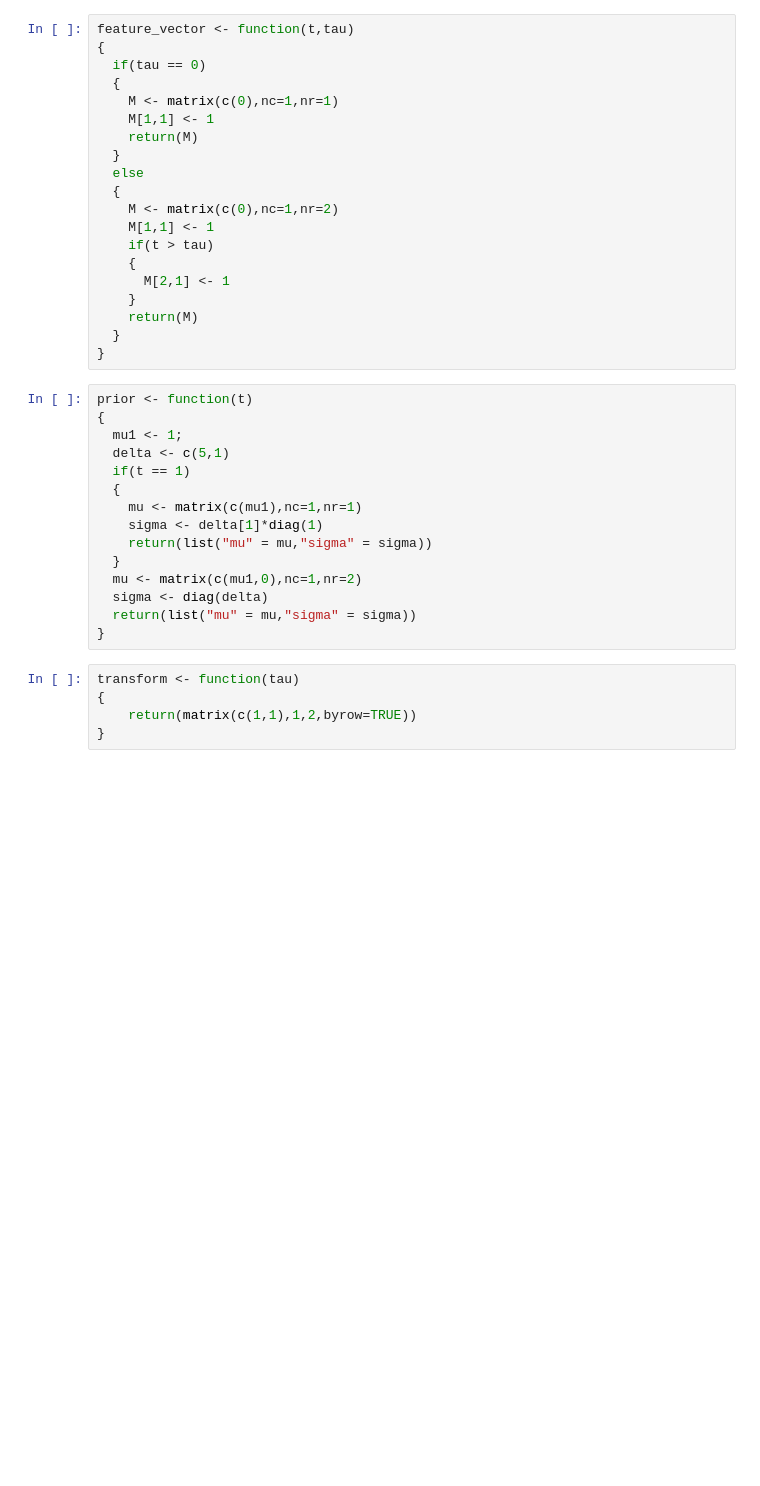
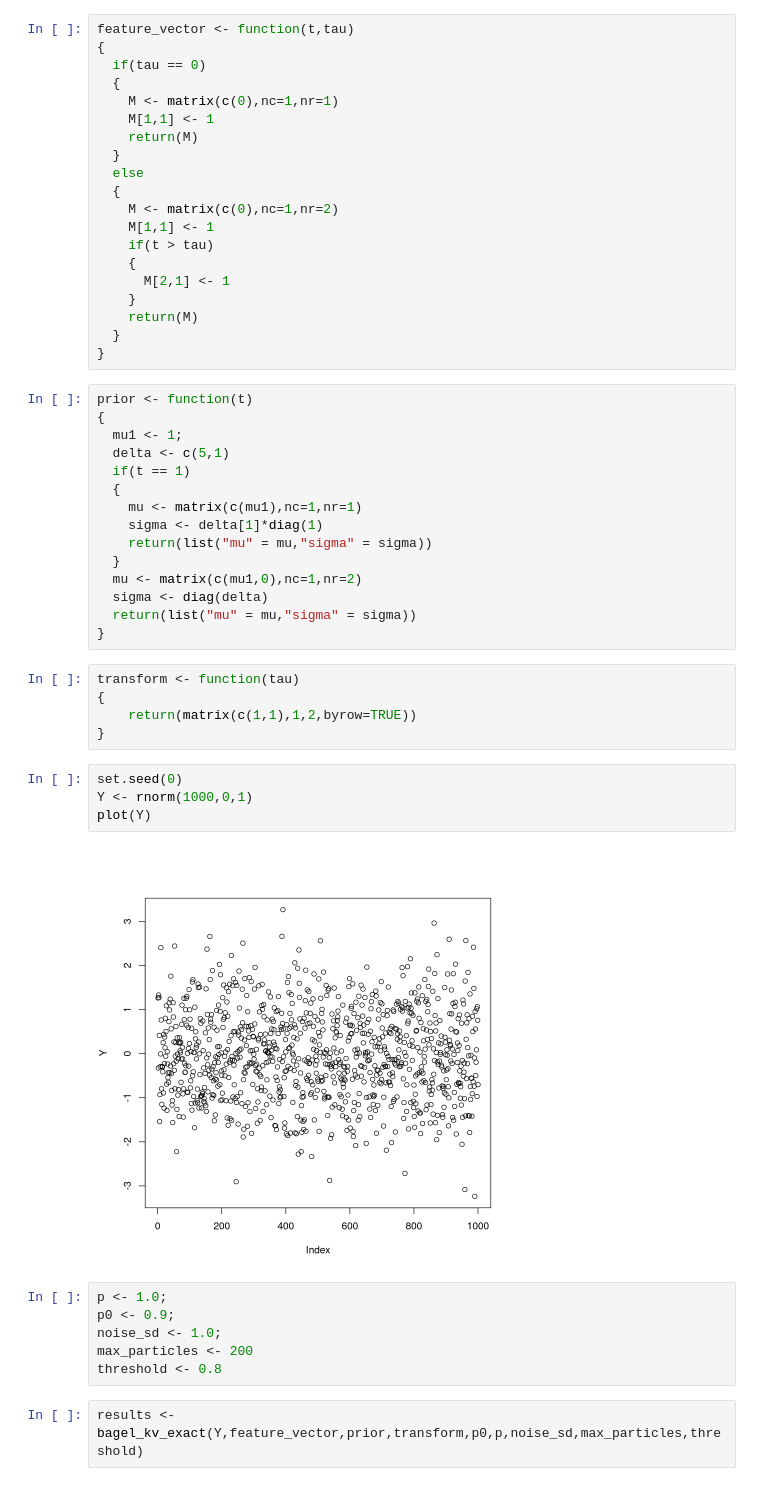
Before and after one commit to grosed/bagel, a Jupyter notebook: notebooks/sequential-bagel.ipynb, the cells around one changed output. Drawn from its saved outputs; the diff is of its cells as text; blank space fills up the shorter version.

```diff
--- a/notebooks/sequential-bagel.ipynb
+++ b/notebooks/sequential-bagel.ipynb
@@ -38,3 +78,17 @@ transform <- function(tau)
 {
 	return(matrix(c(1,1),1,2,byrow=TRUE))
 }
+# %%
+set.seed(0)
+Y <- rnorm(1000,0,1)
+plot(Y)
+# %% [output]
+[figure, added]
+# %%
+p <- 1.0;
+p0 <- 0.9;
+noise_sd <- 1.0;
+max_particles <- 200
+threshold <- 0.8
+# %%
+results <- bagel_kv_exact(Y,feature_vector,prior,transform,p0,p,noise_sd,max_particles,threshold)
```
Also changed, not shown: parts of 13 cells of this notebook, 1 other file.
